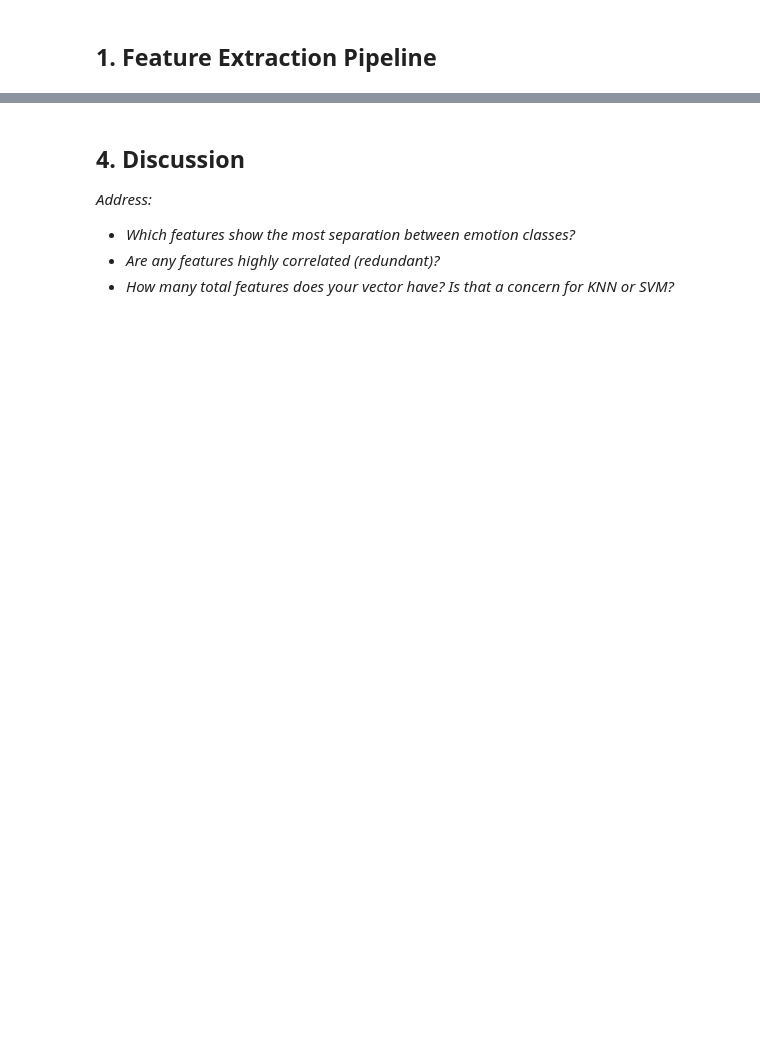
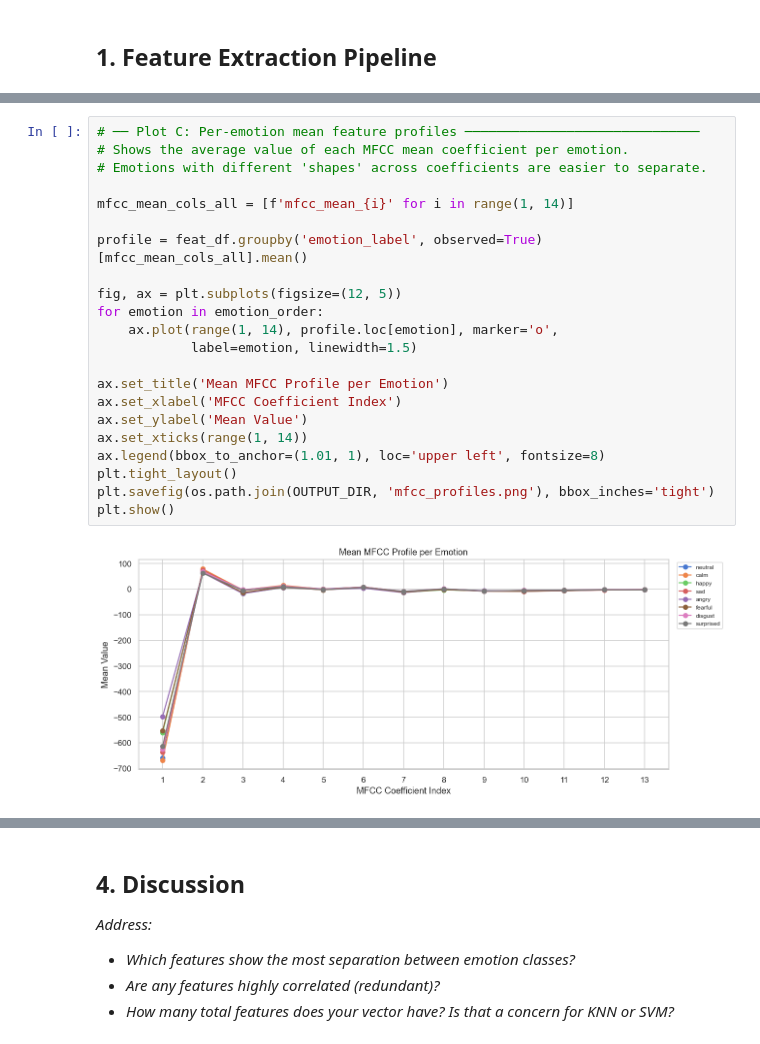
Before and after one commit to micahg1/Project_CSE432-532, a Jupyter notebook: SER_Project/notebooks/week5- feature extraction.ipynb, the cells around one changed output, grey strips where cells are left out. Drawn from its saved outputs; the diff is of its cells as text; blank space fills up the shorter version.

```diff
--- a/SER_Project/notebooks/week5- feature extraction.ipynb
+++ b/SER_Project/notebooks/week5- feature extraction.ipynb
@@ -76,0 +363,24 @@ from minilearn.preprocessing import StandardScaler, train_test_split
+# %%
+# ── Plot C: Per-emotion mean feature profiles ──────────────────────────────
+# Shows the average value of each MFCC mean coefficient per emotion.
+# Emotions with different 'shapes' across coefficients are easier to separate.
+
+mfcc_mean_cols_all = [f'mfcc_mean_{i}' for i in range(1, 14)]
+
+profile = feat_df.groupby('emotion_label', observed=True)[mfcc_mean_cols_all].mean()
+
+fig, ax = plt.subplots(figsize=(12, 5))
+for emotion in emotion_order:
+    ax.plot(range(1, 14), profile.loc[emotion], marker='o',
+            label=emotion, linewidth=1.5)
+
+ax.set_title('Mean MFCC Profile per Emotion')
+ax.set_xlabel('MFCC Coefficient Index')
+ax.set_ylabel('Mean Value')
+ax.set_xticks(range(1, 14))
+ax.legend(bbox_to_anchor=(1.01, 1), loc='upper left', fontsize=8)
+plt.tight_layout()
+plt.savefig(os.path.join(OUTPUT_DIR, 'mfcc_profiles.png'), bbox_inches='tight')
+plt.show()
+# %% [output]
+[figure, added]
```
Also changed, not shown: parts of 26 cells of this notebook, 15 other files.
